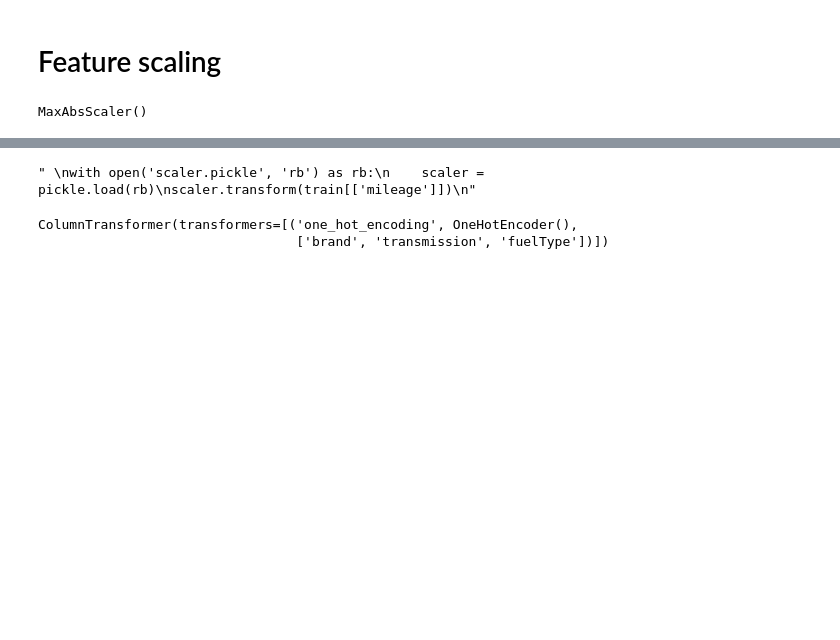
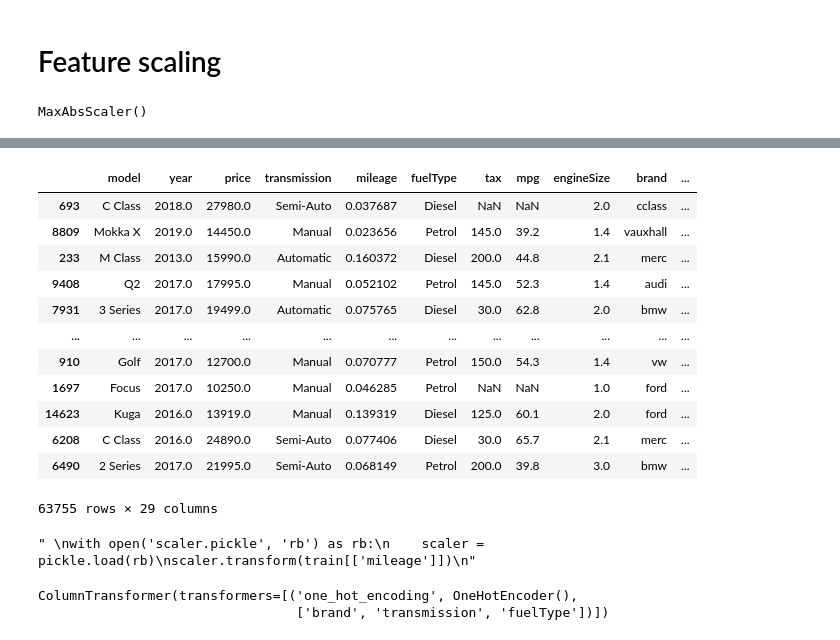
Before and after one commit to pablovanegas/price_predicting, a Jupyter notebook: prince_prediction_secondhand_car.ipynb, the cells around one changed output, grey strips where cells are left out. Cells and saved outputs as stored; diff of their text form; code cells hidden in the pictures; blank space fills up the shorter version.

```diff
--- a/prince_prediction_secondhand_car.ipynb
+++ b/prince_prediction_secondhand_car.ipynb
@@ -272,5 +307,3 @@ print(distribution/ len(data))
 # %%
 from sklearn.preprocessing import OneHotEncoder #LabelEncoder para variables categóricas ordinales
 maker_encoder = OneHotEncoder()
-# %%
-maker_encoder.fit(train[['brand']])
@@ -289,0 +310,2 @@ mkr.shape #Si vemos el report vemos que si hay 13 valores diferentes
+# %%
+maker_encoder.fit(train[['brand', 'transmission', 'fuelType']]) # Esta es una mejor manera de tratar con estas variables categóricas, ya que no se le asigna un valor numérico a cada categoría, sino que se crea una columna por cada categoría y se le asigna un 1 si pertenece a esa categoría y un 0 si no
@@ -361,20 +395,37 @@ valuesTemp.describe()
 # %%
-#Artifacts
-#Serializer
+import joblib
 
-import joblib
+# Serialize the scaler and maker_encoder objects
 joblib.dump(scaler, 'scaler.joblib')
 joblib.dump(maker_encoder, 'maker_encoder.joblib')
 
-#Deserializar
+'''
+Arriba guardo los objetos scaler y maker_encoder en archivos joblib para poder usarlos en el futuro, o ahorrar cache
+'''
+
+# Deserialize the scaler and maker_encoder objects
 scaler = joblib.load('scaler.joblib')
 maker_encoder = joblib.load('maker_encoder.joblib')
 
-#Transformar el conjunto de datos
+# Transform the dataset
 train_scaled = train.copy()
 train_scaled['mileage'] = scaler.transform(train[['mileage']])
-train_scaled = train_scaled.join(pd.DataFrame(maker_encoder.transform(train[['brand']]).toarray(), columns=maker_encoder.get_feature_names_out(['brand'])))
+train_scaled = train_scaled.join(pd.DataFrame(maker_encoder.transform(train[['brand', 'transmission', 'fuelType']]).toarray(), columns=maker_encoder.get_feature_names_out(['brand', 'transmission','fuelType'])))
 train_scaled
+# %% [output]
+|  | model | year | price | transmission | mileage | fuelType | tax | mpg | engineSize | brand | ... |
+| 693 | C Class | 2018.0 | 27980.0 | Semi-Auto | 0.037687 | Diesel | NaN | NaN | 2.0 | cclass | ... |
+| 8809 | Mokka X | 2019.0 | 14450.0 | Manual | 0.023656 | Petrol | 145.0 | 39.2 | 1.4 | vauxhall | ... |
+| 233 | M Class | 2013.0 | 15990.0 | Automatic | 0.160372 | Diesel | 200.0 | 44.8 | 2.1 | merc | ... |
+| 9408 | Q2 | 2017.0 | 17995.0 | Manual | 0.052102 | Petrol | 145.0 | 52.3 | 1.4 | audi | ... |
+| 7931 | 3 Series | 2017.0 | 19499.0 | Automatic | 0.075765 | Diesel | 30.0 | 62.8 | 2.0 | bmw | ... |
+| ... | ... | ... | ... | ... | ... | ... | ... | ... | ... | ... | ... |
+| 910 | Golf | 2017.0 | 12700.0 | Manual | 0.070777 | Petrol | 150.0 | 54.3 | 1.4 | vw | ... |
+| 1697 | Focus | 2017.0 | 10250.0 | Manual | 0.046285 | Petrol | NaN | NaN | 1.0 | ford | ... |
+| 14623 | Kuga | 2016.0 | 13919.0 | Manual | 0.139319 | Diesel | 125.0 | 60.1 | 2.0 | ford | ... |
+| 6208 | C Class | 2016.0 | 24890.0 | Semi-Auto | 0.077406 | Diesel | 30.0 | 65.7 | 2.1 | merc | ... |
+| 6490 | 2 Series | 2017.0 | 21995.0 | Semi-Auto | 0.068149 | Petrol | 200.0 | 39.8 | 3.0 | bmw | ... |
+63755 rows × 29 columns
 # %%
 import pickle
 
```
Also changed, not shown: parts of 35 cells of this notebook, 5 other files.
